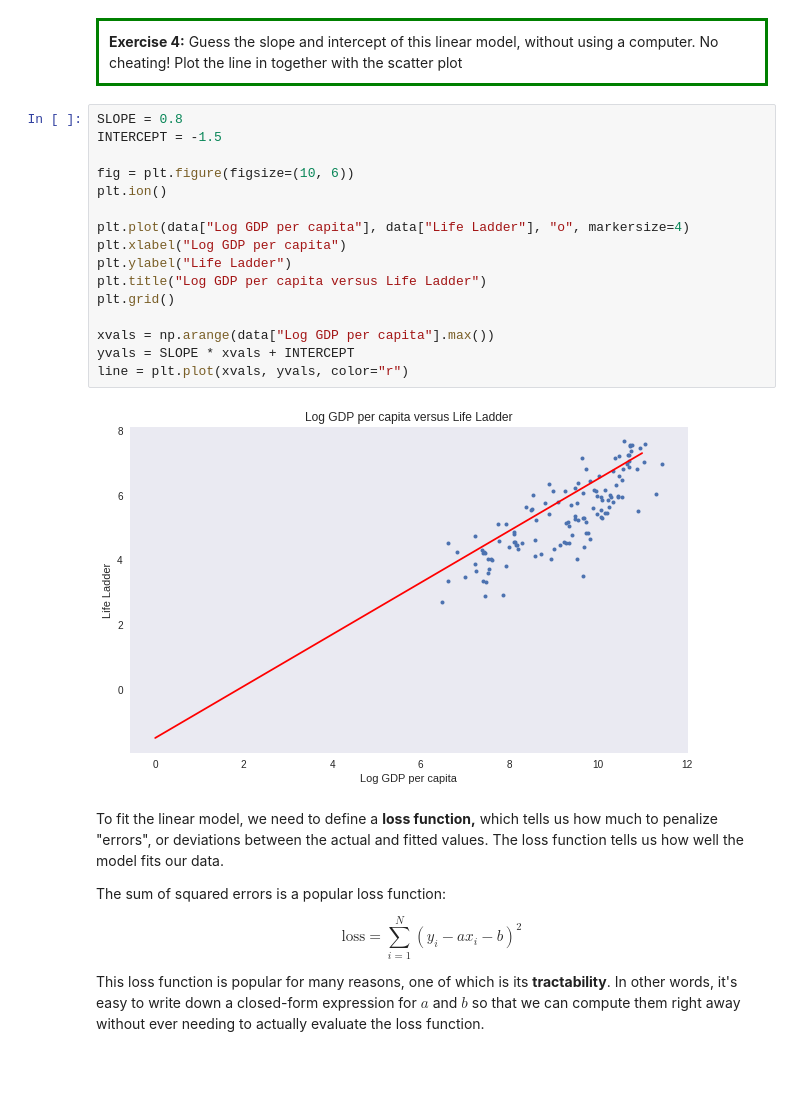
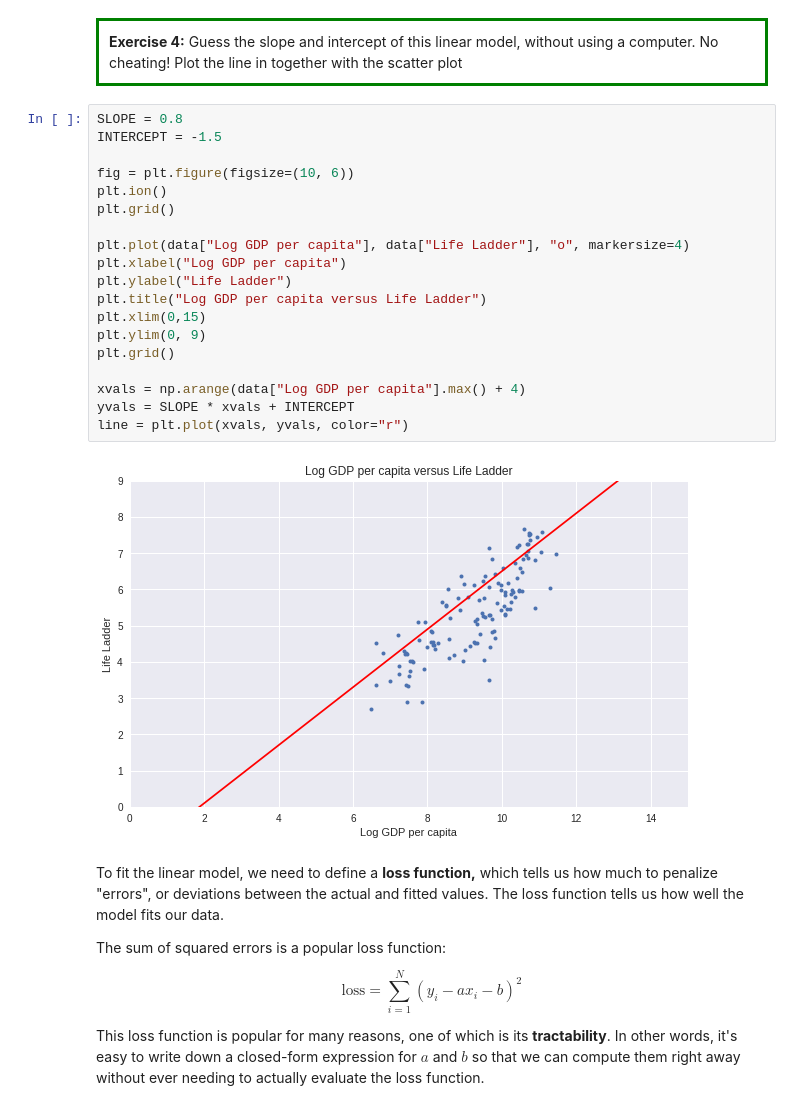
Before and after one commit to haroldfox/ts-stuy-2019, a Jupyter notebook: notebooks/05_linear_regression.ipynb, the cells around one changed output. Drawn from its saved outputs; the diff is of its cells as text; blank space fills up the shorter version.

```diff
--- a/notebooks/05_linear_regression.ipynb
+++ b/notebooks/05_linear_regression.ipynb
@@ -229,21 +229,24 @@ plt.tight_layout()
 # %%
 SLOPE = 0.8
 INTERCEPT = -1.5
 
 fig = plt.figure(figsize=(10, 6))
 plt.ion()
+plt.grid()
 
 plt.plot(data["Log GDP per capita"], data["Life Ladder"], "o", markersize=4)
 plt.xlabel("Log GDP per capita")
 plt.ylabel("Life Ladder")
 plt.title("Log GDP per capita versus Life Ladder")
+plt.xlim(0,15)
+plt.ylim(0, 9)
 plt.grid()
 
-xvals = np.arange(data["Log GDP per capita"].max())
+xvals = np.arange(data["Log GDP per capita"].max() + 4)
 yvals = SLOPE * xvals + INTERCEPT
 line = plt.plot(xvals, yvals, color="r")
 # %% [output]
-[figure, old version]
+[figure, new version]
 # %% [markdown]
 To fit the linear model, we need to define a <b>loss function,</b> which tells us how much to penalize "errors", or deviations between the actual and fitted values.  The loss function tells us how well the model fits our data.
 
```
